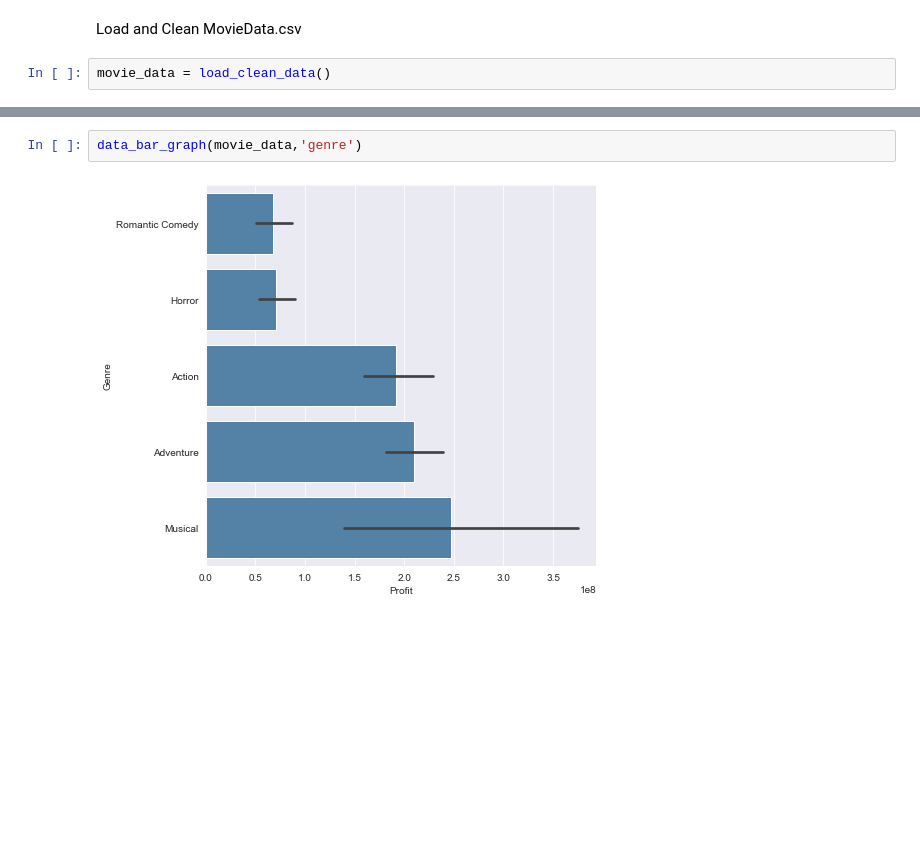
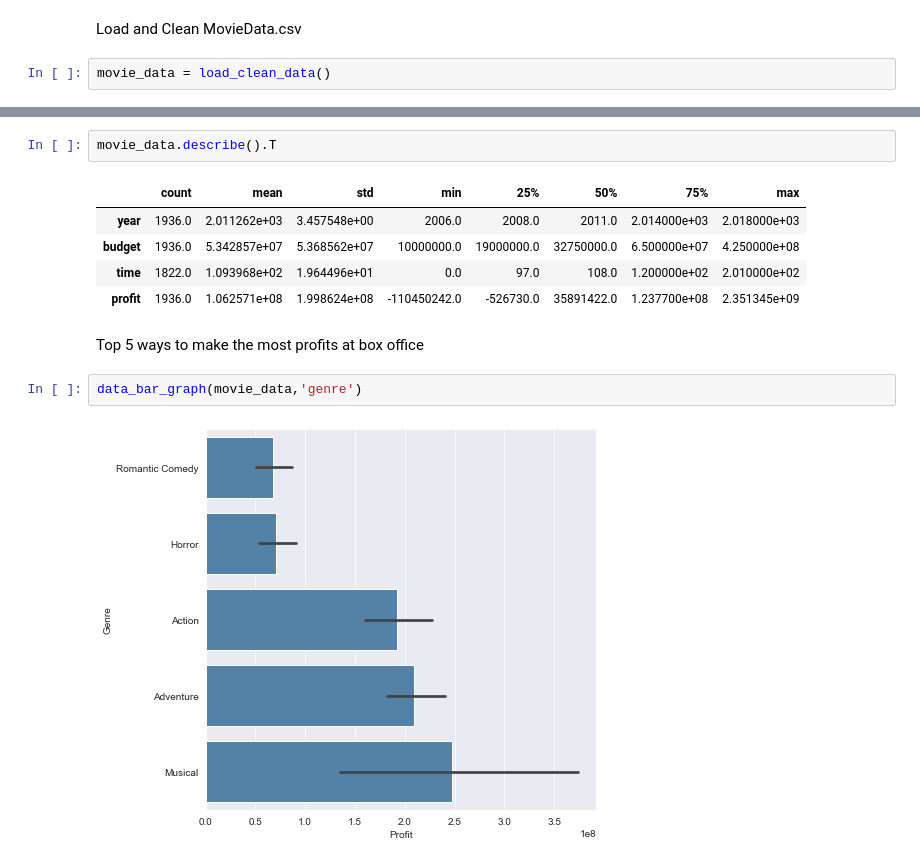
Before and after one commit to jleifnf/JN-Studio, a Jupyter notebook: JN-Studio.ipynb, the cells around one changed output, grey strips where cells are left out. Cells and saved outputs as stored; diff of their text form; blank space fills up the shorter version.

```diff
--- a/JN-Studio.ipynb
+++ b/JN-Studio.ipynb
@@ -21,3 +35,13 @@ def data_bar_graph(data,col):
+# %%
+movie_data.describe().T
+# %% [output]
+|  | count | mean | std | min | 25% | 50% | 75% | max |
+| year | 1936.0 | 2.011262e+03 | 3.457548e+00 | 2006.0 | 2008.0 | 2011.0 | 2.014000e+03 | 2.018000e+03 |
+| budget | 1936.0 | 5.342857e+07 | 5.368562e+07 | 10000000.0 | 19000000.0 | 32750000.0 | 6.500000e+07 | 4.250000e+08 |
+| time | 1822.0 | 1.093968e+02 | 1.964496e+01 | 0.0 | 97.0 | 108.0 | 1.200000e+02 | 2.010000e+02 |
+| profit | 1936.0 | 1.062571e+08 | 1.998624e+08 | -110450242.0 | -526730.0 | 35891422.0 | 1.237700e+08 | 2.351345e+09 |
+# %% [markdown]
+Top 5 ways to make the most profits at box office
 # %%
 data_bar_graph(movie_data,'genre')
 # %% [output]
```
Also changed, not shown: parts of 10 cells of this notebook, 2 other files.
